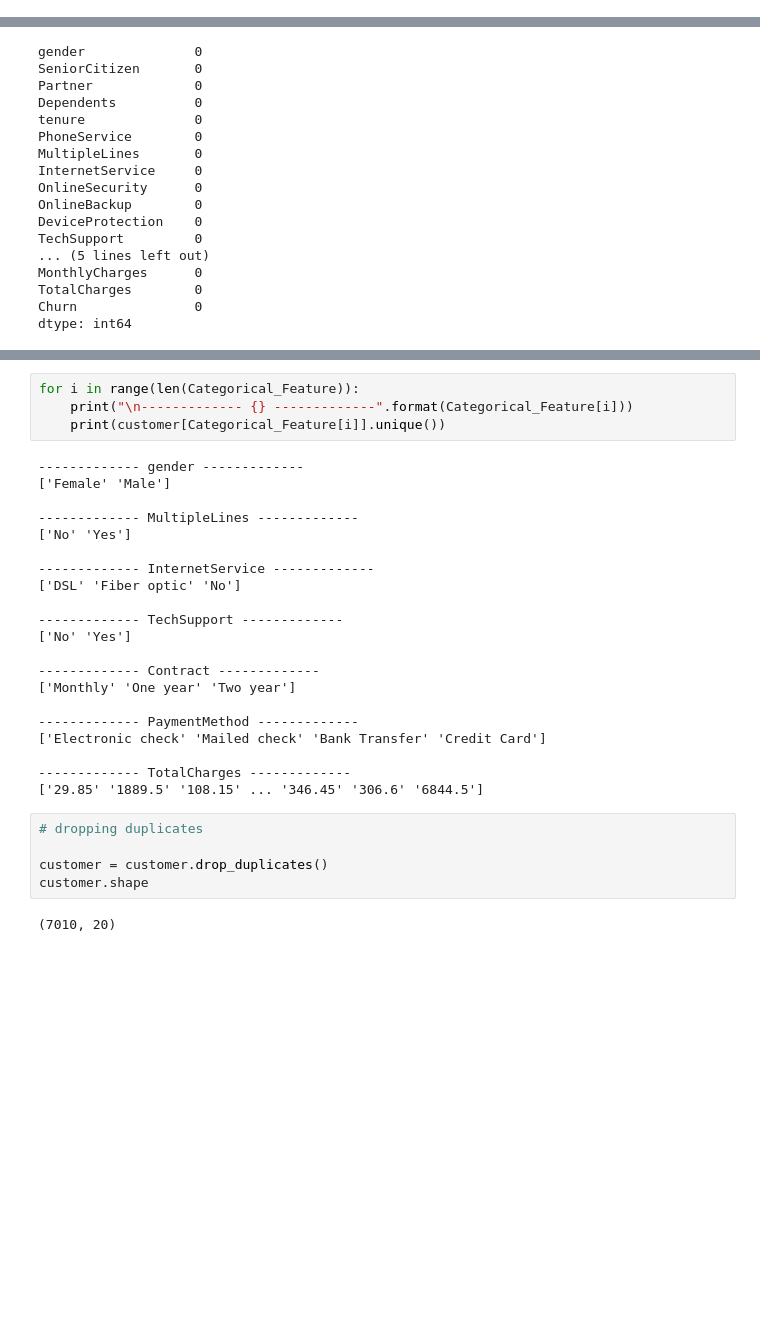
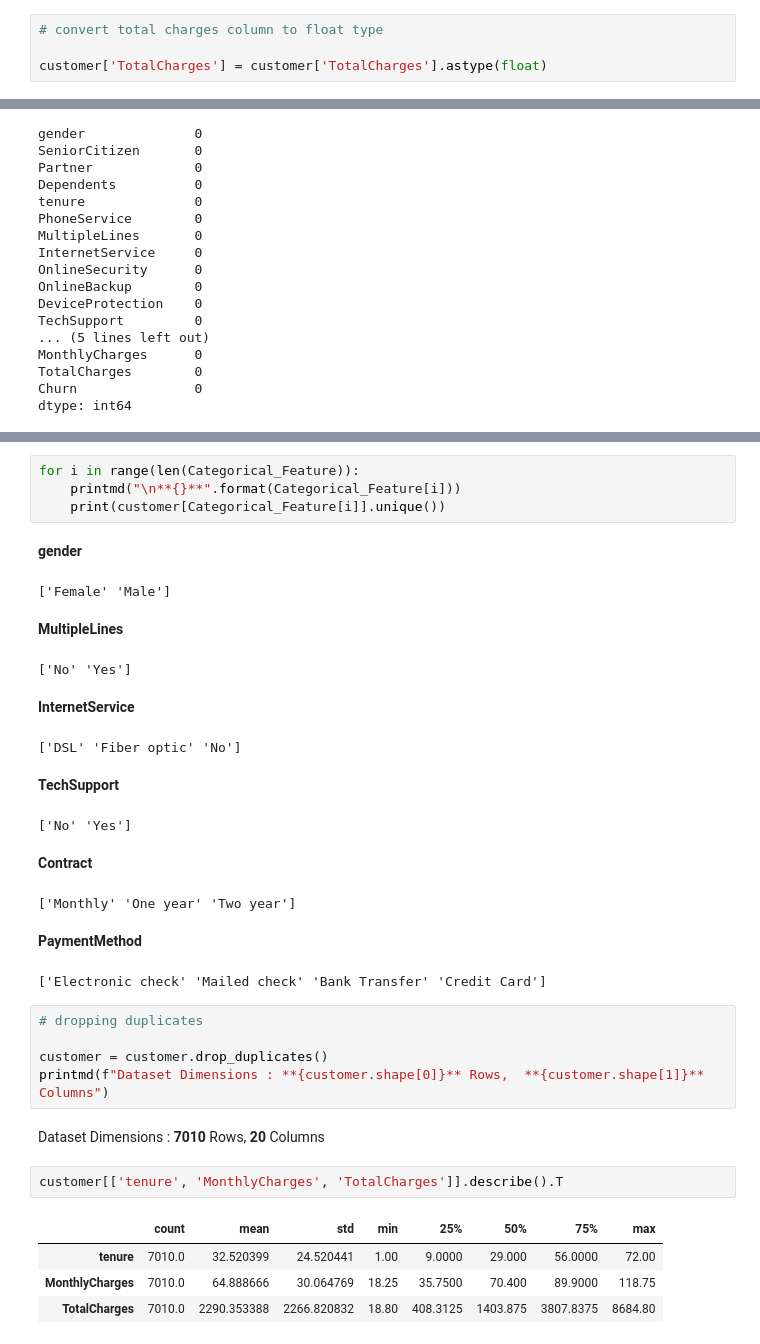
Before and after one commit to moutasam/Capstone-Telecom-Customers, a Jupyter notebook: TelcoCustomerChurn.ipynb, the cells around one changed output, grey strips where cells are left out. Drawn from its saved outputs; the diff is of its cells as text; blank space fills up the shorter version.

```diff
--- a/TelcoCustomerChurn.ipynb
+++ b/TelcoCustomerChurn.ipynb
@@ -215,0 +229,4 @@ Int64Index([], dtype='int64')
+# %%
+# convert total charges column to float type
+
+customer['TotalCharges'] = customer['TotalCharges'].astype(float)
@@ -280,32 +312,37 @@ Unique number of Churn -> 2
 # %%
 for i in range(len(Categorical_Feature)):
-    print("\n------------- {} -------------".format(Categorical_Feature[i]))
+    printmd("\n**{}**".format(Categorical_Feature[i]))
     print(customer[Categorical_Feature[i]].unique())
 # %% [output]
+
+**gender**
-------------- gender -------------
 ['Female' 'Male']
-
-------------- MultipleLines -------------
-['No' 'Yes']
-
-------------- InternetService -------------
-['DSL' 'Fiber optic' 'No']
-
-------------- TechSupport -------------
-['No' 'Yes']
-
-------------- Contract -------------
-['Monthly' 'One year' 'Two year']
-
-------------- PaymentMethod -------------
-['Electronic check' 'Mailed check' 'Bank Transfer' 'Credit Card']
-
-------------- TotalCharges -------------
-['29.85' '1889.5' '108.15' ... '346.45' '306.6' '6844.5']
+
+**MultipleLines**
+['No' 'Yes']
+
+**InternetService**
+['DSL' 'Fiber optic' 'No']
+
+**TechSupport**
+['No' 'Yes']
+
+**Contract**
+['Monthly' 'One year' 'Two year']
+
+**PaymentMethod**
+['Electronic check' 'Mailed check' 'Bank Transfer' 'Credit Card']
 # %%
 # dropping duplicates
 
 customer = customer.drop_duplicates()
-customer.shape
+printmd(f"Dataset Dimensions : **{customer.shape[0]}** Rows,  **{customer.shape[1]}** Columns")
 # %% [output]
-(7010, 20)
+Dataset Dimensions : **7010** Rows,  **20** Columns
+# %%
+customer[['tenure', 'MonthlyCharges', 'TotalCharges']].describe().T
+# %% [output]
+|  | count | mean | std | min | 25% | 50% | 75% | max |
+| tenure | 7010.0 | 32.520399 | 24.520441 | 1.00 | 9.0000 | 29.000 | 56.0000 | 72.00 |
+| MonthlyCharges | 7010.0 | 64.888666 | 30.064769 | 18.25 | 35.7500 | 70.400 | 89.9000 | 118.75 |
+| TotalCharges | 7010.0 | 2290.353388 | 2266.820832 | 18.80 | 408.3125 | 1403.875 | 3807.8375 | 8684.80 |
```
Also changed, not shown: parts of 20 cells of this notebook.
